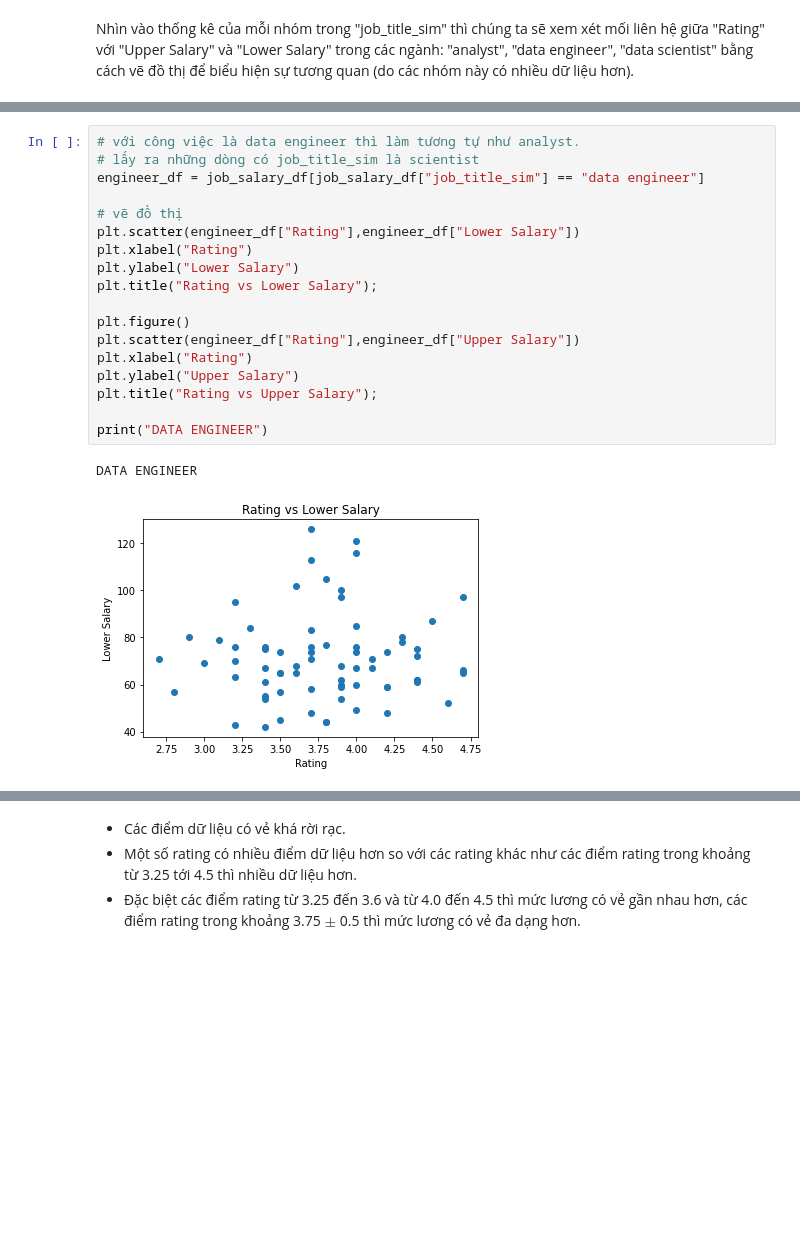
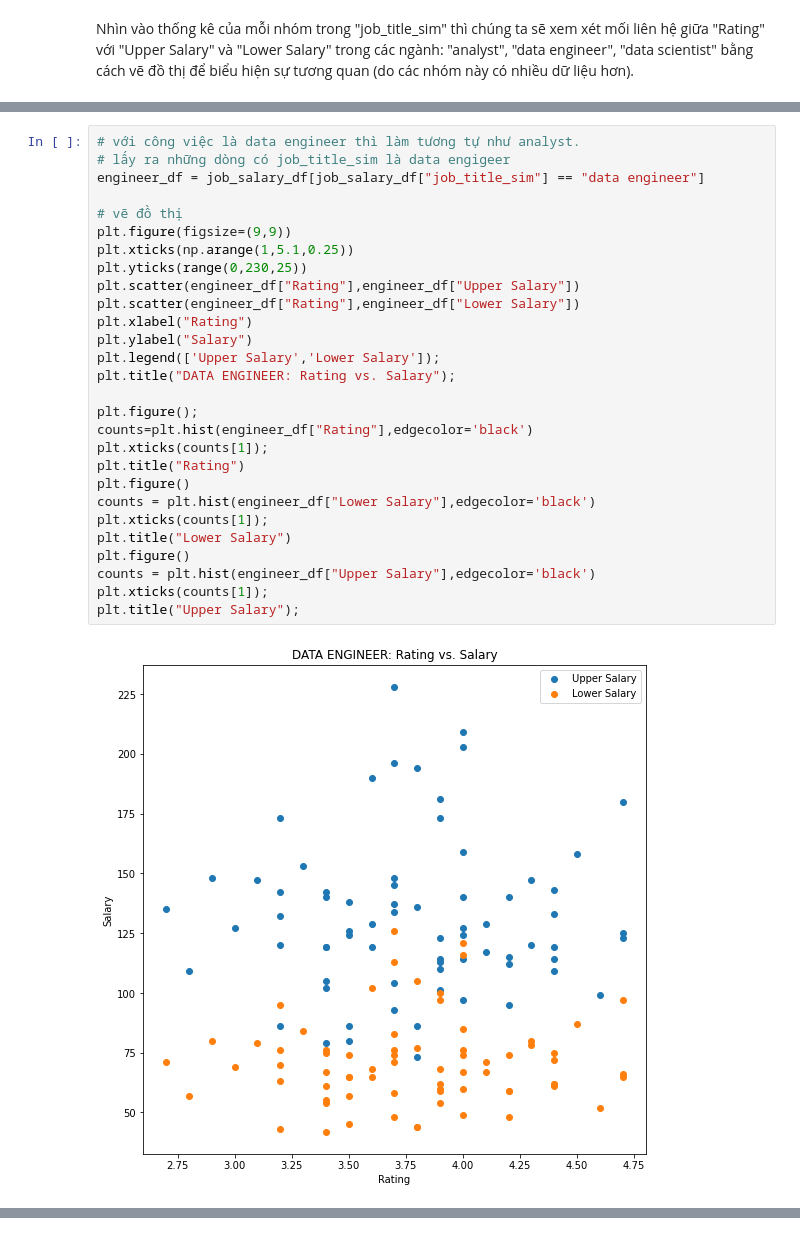
Before and after one commit to Ndthang01/P4DS_FinalProject, a Jupyter notebook: _project.ipynb, the cells around one changed output, grey strips where cells are left out. Drawn from its saved outputs; the diff is of its cells as text; blank space fills up the shorter version.

Commit message:
add some charts to notebook

```diff
--- a/_project.ipynb
+++ b/_project.ipynb
@@ -507,21 +519,30 @@ ANALYST
 # %%
 # với công việc là data engineer thì làm tương tự như analyst.
-# lấy ra những dòng có job_title_sim là scientist
+# lấy ra những dòng có job_title_sim là data engigeer
 engineer_df = job_salary_df[job_salary_df["job_title_sim"] == "data engineer"]
 
 # vẽ đồ thị
+plt.figure(figsize=(9,9))
+plt.xticks(np.arange(1,5.1,0.25))
+plt.yticks(range(0,230,25))
+plt.scatter(engineer_df["Rating"],engineer_df["Upper Salary"])
 plt.scatter(engineer_df["Rating"],engineer_df["Lower Salary"])
 plt.xlabel("Rating")
-plt.ylabel("Lower Salary")
-plt.title("Rating vs Lower Salary");
+plt.ylabel("Salary")
+plt.legend(['Upper Salary','Lower Salary']);
+plt.title("DATA ENGINEER: Rating vs. Salary");
 
+plt.figure();
+counts=plt.hist(engineer_df["Rating"],edgecolor='black')
+plt.xticks(counts[1]);
+plt.title("Rating")
 plt.figure()
-plt.scatter(engineer_df["Rating"],engineer_df["Upper Salary"])
-plt.xlabel("Rating")
-plt.ylabel("Upper Salary")
-plt.title("Rating vs Upper Salary");
-
-print("DATA ENGINEER")
+counts = plt.hist(engineer_df["Lower Salary"],edgecolor='black')
+plt.xticks(counts[1]);
+plt.title("Lower Salary")
+plt.figure()
+counts = plt.hist(engineer_df["Upper Salary"],edgecolor='black')
+plt.xticks(counts[1]);
+plt.title("Upper Salary");
 # %% [output]
-DATA ENGINEER
-[figure, old version]
+[figure, new version]
@@ -529,4 +551,0 @@ DATA ENGINEER
-# %% [markdown]
-- Các điểm dữ liệu có vẻ khá rời rạc.
-- Một số rating có nhiều điểm dữ liệu hơn so với các rating khác như các điểm rating trong khoảng từ 3.25 tới 4.5 thì nhiều dữ liệu hơn.
-- Đặc biệt các điểm rating từ 3.25 đến 3.6 và từ 4.0 đến 4.5 thì mức lương có vẻ gần nhau hơn, các điểm rating trong khoảng 3.75 $\pm$ 0.5 thì mức lương có vẻ đa dạng hơn.
```
Also changed, not shown: parts of 23 cells of this notebook.
